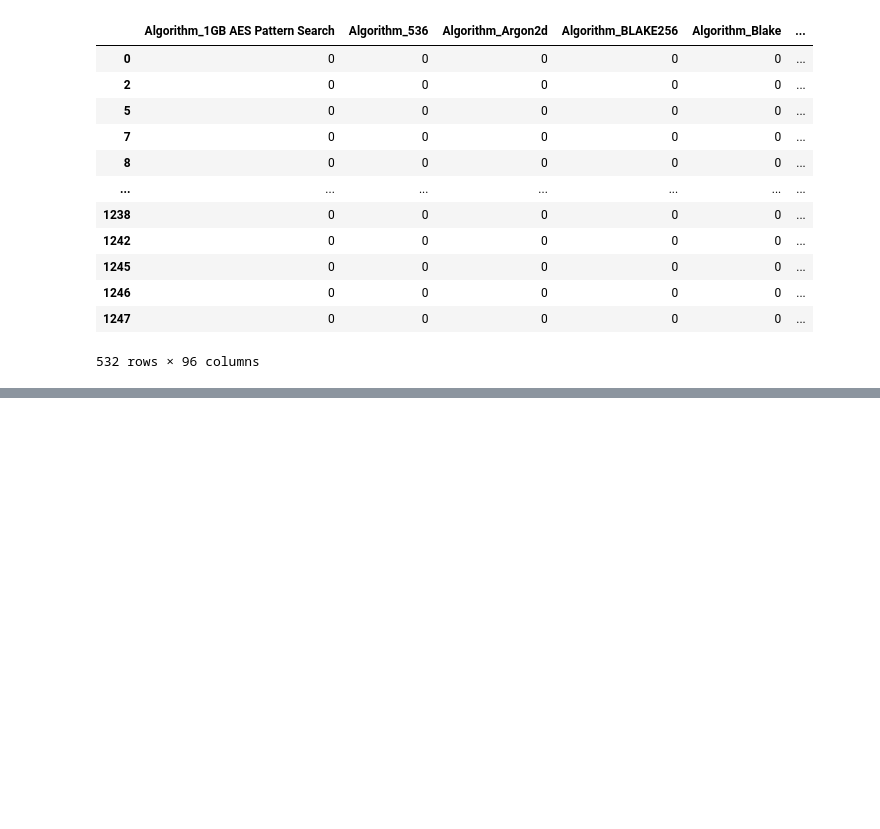
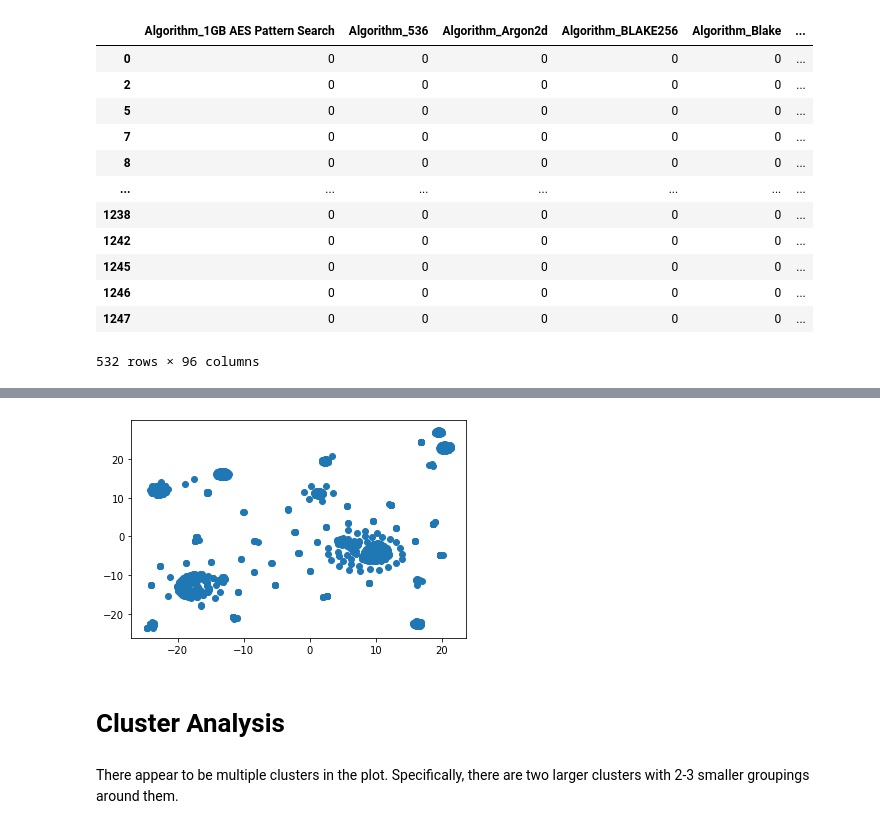
Before and after one commit to wtcutrer/Unsupervised_Learning_Challenge, a Jupyter notebook: crypto_analysis.ipynb, the cells around one changed output, grey strips where cells are left out. Drawn from its saved outputs; the diff is of its cells as text; code cells hidden in the pictures; blank space fills up the shorter version.

Commit message:
Added PCA and t-SNE analysis

```diff
--- a/crypto_analysis.ipynb
+++ b/crypto_analysis.ipynb
@@ -84,3 +84,8 @@ final_df
 #Scale the data to standardize
 scaler = StandardScaler()
 scaled_data = scaler.fit_transform(final_df)
+# %%
+#Use PCA to perform dimensionality reduction
+pca = PCA(n_components=0.99)
+pca_data = pca.fit_transform(scaled_data)
+pca_data
@@ -86,0 +106,5 @@ scaled_data = scaler.fit_transform(final_df)
+# %%
+#Further reduce with t-SNE
+tsne = TSNE(learning_rate=150)
+tsne_features = tsne.fit_transform(pca_data)
+tsne_features
@@ -86,0 +119,13 @@ scaled_data = scaler.fit_transform(final_df)
+# %%
+final_df['x'] = tsne_features[:,0]
+final_df['y'] = tsne_features[:,1]
+# %%
+#Use Scatter plot to show results
+plt.scatter(final_df['x'], final_df['y'])
+plt.show()
+# %% [output]
+[figure, added]
+# %% [markdown]
+# Cluster Analysis
+# %% [markdown]
+There appear to be multiple clusters in the plot. Specifically, there are two larger clusters with 2-3 smaller groupings around them.
```
Also changed, not shown: parts of 2 cells of this notebook.
